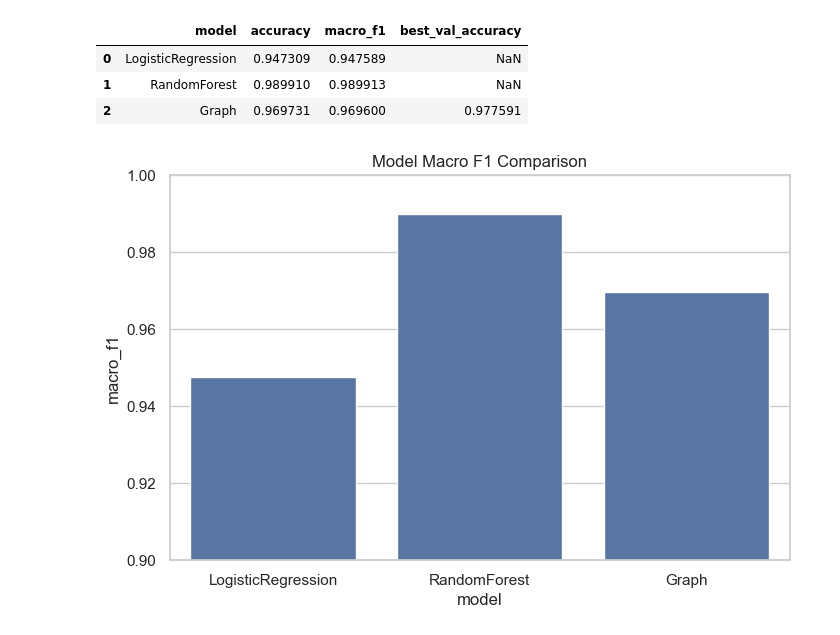
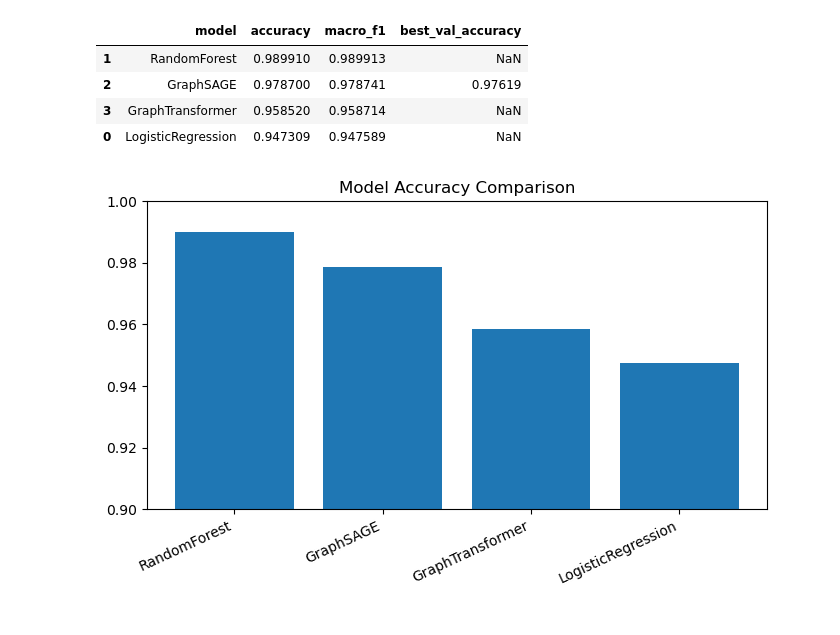
Before and after one commit to dantemallozzi05/cpu-performance-model, a Jupyter notebook: notebooks/eda.ipynb, the cells around one changed output. Drawn from its saved outputs; the diff is of its cells as text; code cells hidden in the pictures.

Commit message:
Compiled basic comparison metrics between 4 models in notebook

```diff
--- a/notebooks/eda.ipynb
+++ b/notebooks/eda.ipynb
@@ -4,7 +4,6 @@
 import json
 import pandas as pd
 import matplotlib.pyplot as plt
-import seaborn as sns
 
-sns.set_theme(style="whitegrid")
+from pathlib import Path
 # %%
@@ -31,24 +32,26 @@ tab_results, gnn_results
 # %%
+df = pd.DataFrame(rows)
 
-rows = tab_results + [gnn_results]
+cols = [c for c in ["model", "accuracy", "macro_f1", "best_val_accuracy"] if c in df.columns]
 
-df = pd.DataFrame(rows)
+df = df[cols].copy()
+
+df.sort_values("accuracy", ascending=False, inplace=True)
 df
 # %% [output]
 |  | model | accuracy | macro_f1 | best_val_accuracy |
+| 1 | RandomForest | 0.989910 | 0.989913 | NaN |
+| 2 | GraphSAGE | 0.978700 | 0.978741 | 0.97619 |
+| 3 | GraphTransformer | 0.958520 | 0.958714 | NaN |
 | 0 | LogisticRegression | 0.947309 | 0.947589 | NaN |
-| 1 | RandomForest | 0.989910 | 0.989913 | NaN |
-| 2 | Graph | 0.969731 | 0.969600 | 0.977591 |
 # %%
-plt.figure(figsize=(8,5))
-sns.barplot(
-    data=df,
-    x="model",
-    y="macro_f1"
-)
+# Plotting accuracy
 
-plt.title("Model Macro F1 Comparison")
-plt.ylim(0.90, 1.00)
+plt.figure(figsize=(8,4))
+plt.bar(df["model"], df["accuracy"])
+plt.title("Model Accuracy Comparison")
+plt.ylim(0.9, 1)
+plt.xticks(rotation=25, ha="right")
 plt.show()
 # %% [output]
-[figure, old version]
+[figure, new version]
```
Also changed, not shown: parts of 5 cells of this notebook, 1 other file.
